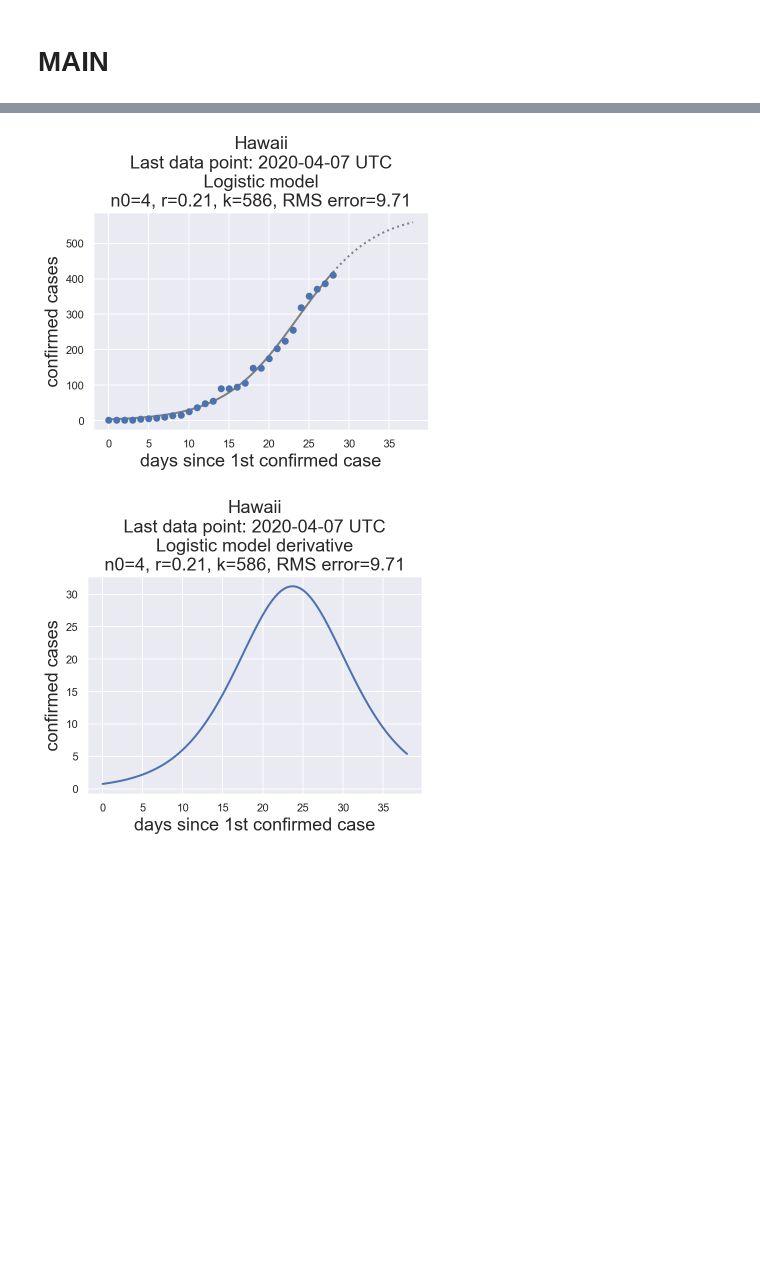
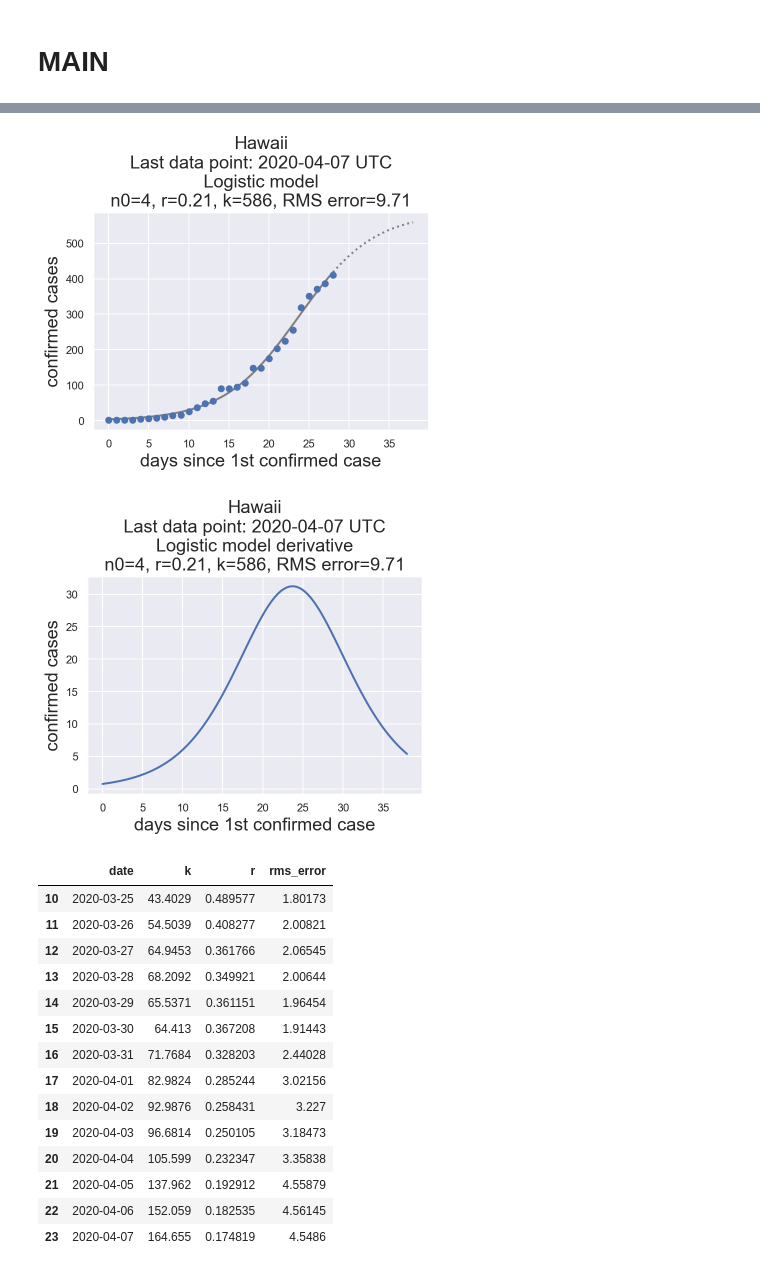
Before and after one commit to aubreymoore/Guam-Corona-Virus-Data, a Jupyter notebook: curve-fitting.ipynb, the cells around one changed output, grey strips where cells are left out. Drawn from its saved outputs; the diff is of its cells as text; code cells hidden in the pictures; blank space fills up the shorter version.

```diff
--- a/curve-fitting.ipynb
+++ b/curve-fitting.ipynb
@@ -167,18 +167,34 @@ def logistic_model_predictions(place_name):
 # %%
 place_names = ['Guam', 'Hawaii']
 
 for place_name in place_names:
     df = get_data(place_name)
     fit_curve(place_name=place_name, df=df, model=linear_model, p0=linear_init, bounds=linear_bounds, extrapolated_days=10)
     fit_curve(place_name=place_name, df=df, model=exponential_model, p0=exponential_init, bounds=exponential_bounds, extrapolated_days=10)
     fit_curve(place_name=place_name, df=df, model=logistic_model, p0=logistic_init, bounds=logistic_bounds, extrapolated_days=10)
     plot_logistic_model_derivative(place_name)
+logistic_model_predictions('Guam')
 # %% [output]
 [figure]
 [figure]
 [figure]
 [figure]
 [figure]
 [figure]
 [figure]
 [figure]
+|  | date | k | r | rms_error |
+| 10 | 2020-03-25 | 43.4029 | 0.489577 | 1.80173 |
+| 11 | 2020-03-26 | 54.5039 | 0.408277 | 2.00821 |
+| 12 | 2020-03-27 | 64.9453 | 0.361766 | 2.06545 |
+| 13 | 2020-03-28 | 68.2092 | 0.349921 | 2.00644 |
+| 14 | 2020-03-29 | 65.5371 | 0.361151 | 1.96454 |
+| 15 | 2020-03-30 | 64.413 | 0.367208 | 1.91443 |
+| 16 | 2020-03-31 | 71.7684 | 0.328203 | 2.44028 |
+| 17 | 2020-04-01 | 82.9824 | 0.285244 | 3.02156 |
+| 18 | 2020-04-02 | 92.9876 | 0.258431 | 3.227 |
+| 19 | 2020-04-03 | 96.6814 | 0.250105 | 3.18473 |
+| 20 | 2020-04-04 | 105.599 | 0.232347 | 3.35838 |
+| 21 | 2020-04-05 | 137.962 | 0.192912 | 4.55879 |
+| 22 | 2020-04-06 | 152.059 | 0.182535 | 4.56145 |
+| 23 | 2020-04-07 | 164.655 | 0.174819 | 4.5486 |
```
